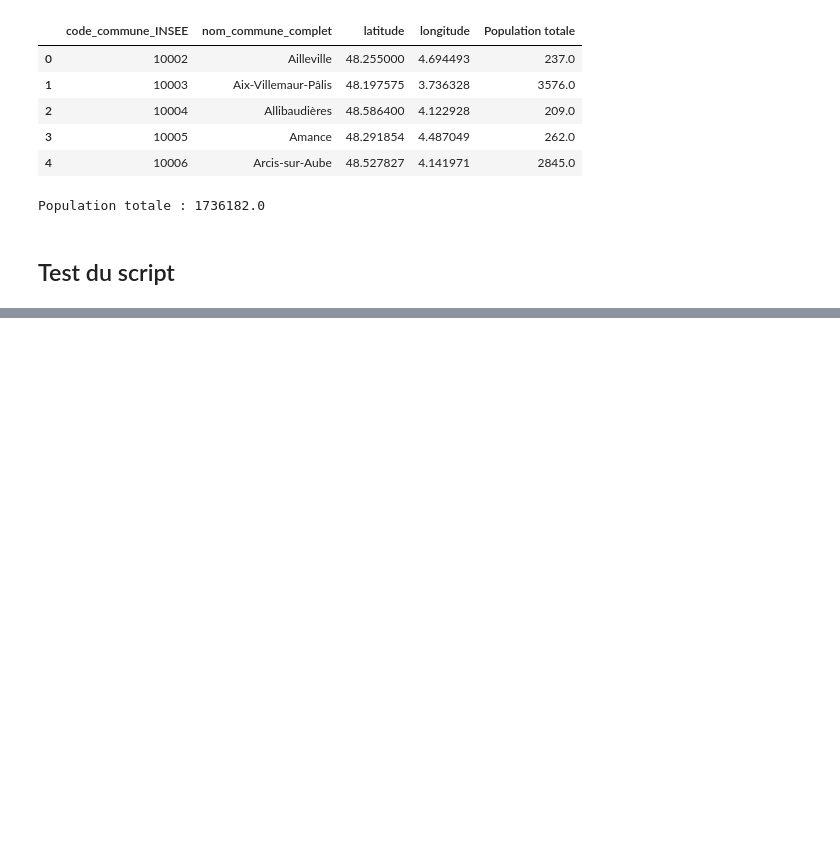
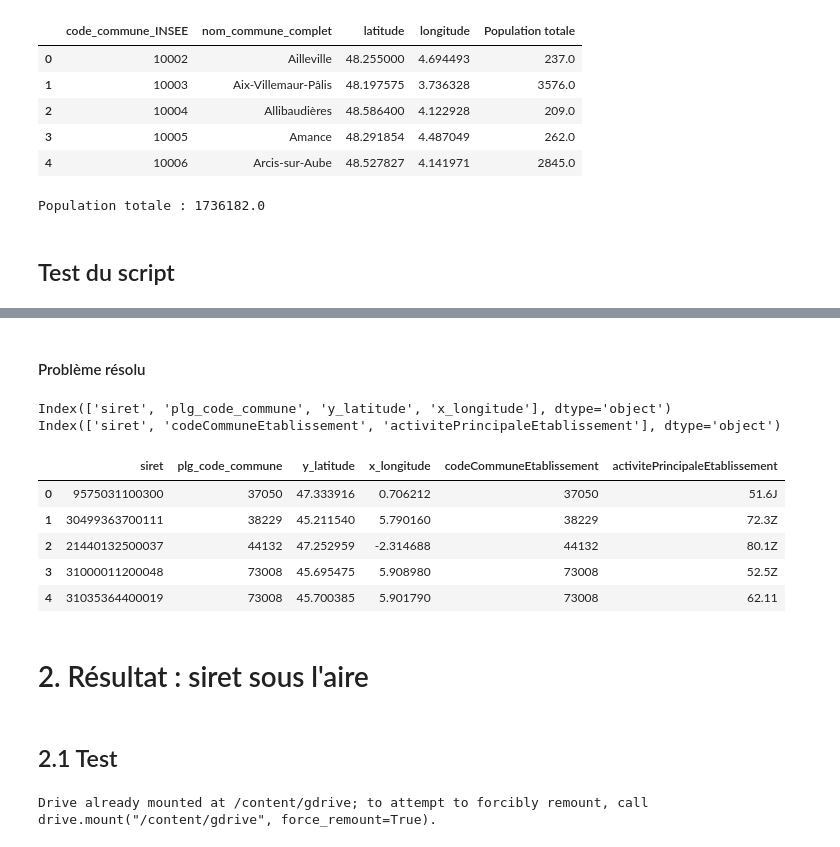
Before and after one commit to basile-desjuzeur/zone-de-chalandise, a Jupyter notebook: Notebooks/Clean données nationales.ipynb, the cells around one changed output, grey strips where cells are left out. Drawn from its saved outputs; the diff is of its cells as text; code cells hidden in the pictures; blank space fills up the shorter version.

Commit message:
updated structure : final file is a widgeted colab

```diff
--- a/Notebooks/Clean données nationales.ipynb
+++ b/Notebooks/Clean données nationales.ipynb
@@ -363,0 +545,5 @@ pd.read_csv("/content/gdrive/MyDrive/Cartographie/Données nationales/filter.cs
+# %%
+import pandas as pd
+
+
+df_loc = pd.read_csv('./Données nationales/localisation_siret.csv',sep=";")
@@ -363,0 +585,21 @@ pd.read_csv("/content/gdrive/MyDrive/Cartographie/Données nationales/filter.cs
+# %% [markdown]
+#### Problème résolu
+# %%
+df_naf = pd.read_csv('./Données nationales/code_naf_siret_filter.csv',on_bad_lines='skip')
+# %%
+print(df_loc.columns)
+print(df_naf.columns)
+# %% [output]
+Index(['siret', 'plg_code_commune', 'y_latitude', 'x_longitude'], dtype='object')
+Index(['siret', 'codeCommuneEtablissement', 'activitePrincipaleEtablissement'], dtype='object')
+# %%
+df = pd.merge(df_loc,df_naf,on='siret',how='left')
+# %%
+df.head()
+# %% [output]
+|  | siret | plg_code_commune | y_latitude | x_longitude | codeCommuneEtablissement | activitePrincipaleEtablissement |
+| 0 | 9575031100300 | 37050 | 47.333916 | 0.706212 | 37050 | 51.6J |
+| 1 | 30499363700111 | 38229 | 45.211540 | 5.790160 | 38229 | 72.3Z |
+| 2 | 21440132500037 | 44132 | 47.252959 | -2.314688 | 44132 | 80.1Z |
+| 3 | 31000011200048 | 73008 | 45.695475 | 5.908980 | 73008 | 52.5Z |
+| 4 | 31035364400019 | 73008 | 45.700385 | 5.901790 | 73008 | 62.11 |
@@ -363,0 +610,12 @@ pd.read_csv("/content/gdrive/MyDrive/Cartographie/Données nationales/filter.cs
+# %% [markdown]
+# 2. Résultat : siret sous l'aire
+# %% [markdown]
+## 2.1 Test
+# %%
+from google.colab import drive
+
+import pandas as pd
+
+drive.mount('/content/gdrive')
+# %% [output]
+Drive already mounted at /content/gdrive; to attempt to forcibly remount, call drive.mount("/content/gdrive", force_remount=True).
```
Also changed, not shown: parts of 68 cells of this notebook, 11 other files.
